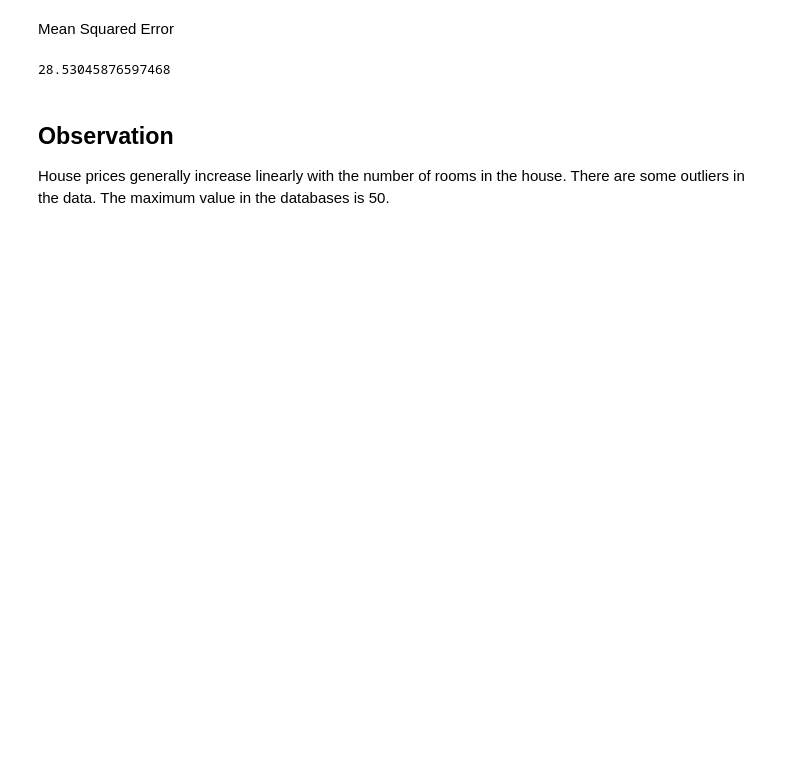
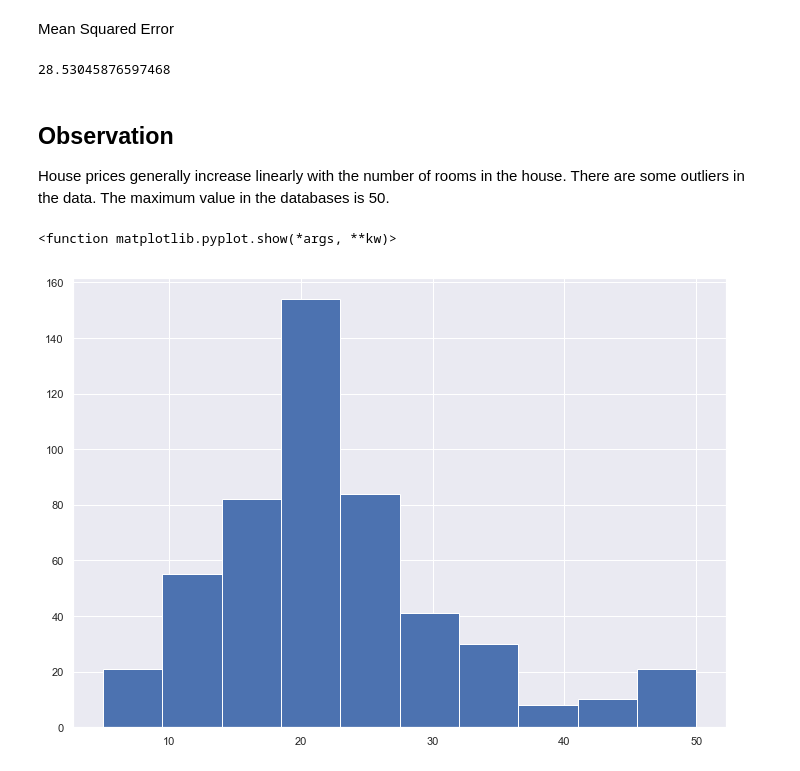
Before and after one commit to GraceAKelly/Machine_learning, a Jupyter notebook: Machine_Learning.ipynb, the cells around one changed output. Drawn from its saved outputs; the diff is of its cells as text; code cells hidden in the pictures; blank space fills up the shorter version.

Commit message:
Histogram

```diff
--- a/Machine_Learning.ipynb
+++ b/Machine_Learning.ipynb
@@ -195,3 +195,10 @@ print(mse)
 # %% [markdown]
 ## Observation
 House prices generally increase linearly with the number of rooms in the house. There are some outliers in the data. The maximum value in the databases is 50.
+# %%
+# Histogram of house prices
+plt.hist(target)
+plt.show
+# %% [output]
+<function matplotlib.pyplot.show(*args, **kw)>
+[figure, added]
```
Also changed, not shown: parts of 1 cell of this notebook.
